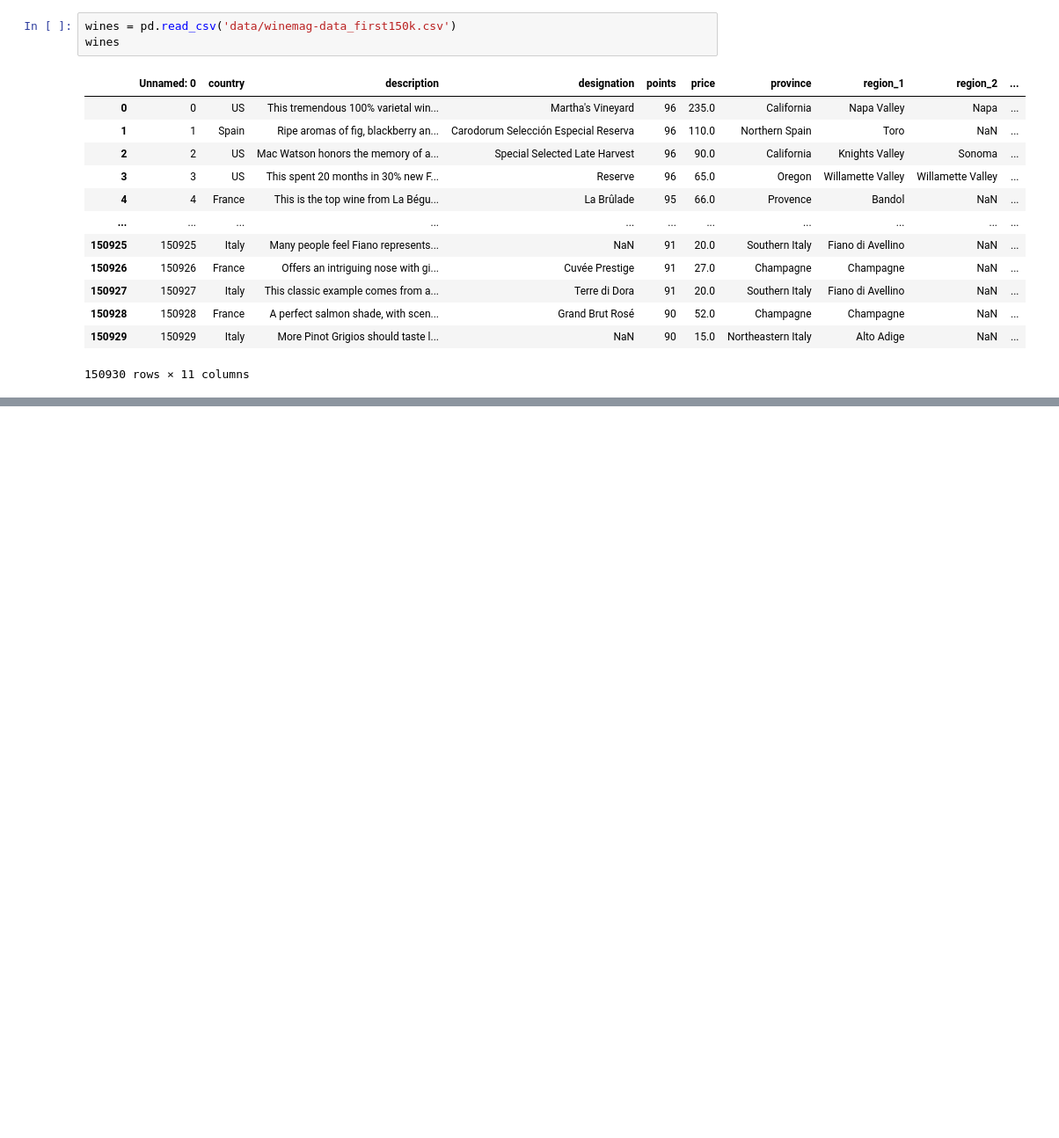
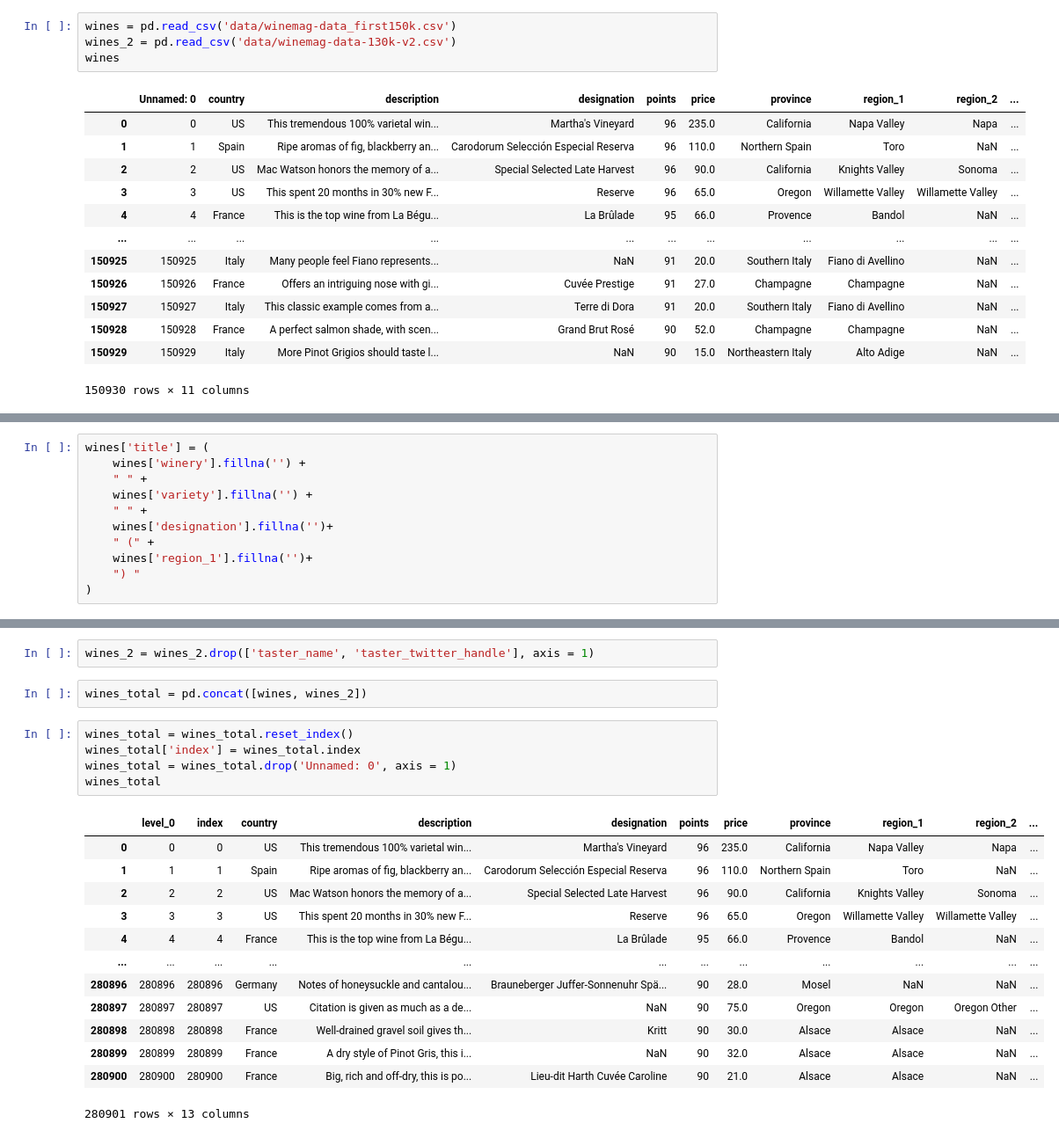
Before and after one commit to loganmuhlberg/Wine-Recommender-App, a Jupyter notebook: test.ipynb, the cells around one changed output, grey strips where cells are left out. Shown at 88% size. Cells and saved outputs as stored; diff of their text form; blank space fills up the shorter version.

Commit message:
concatenated previous csv data to one file. Created ingest_data.py script to ingest wine data and create chromadb database for it.

```diff
--- a/test.ipynb
+++ b/test.ipynb
@@ -4,6 +4,7 @@ import numpy as np
 import matplotlib.pyplot as plt
 # %%
 wines = pd.read_csv('data/winemag-data_first150k.csv')
+wines_2 = pd.read_csv('data/winemag-data-130k-v2.csv')
 wines
 # %% [output]
 |  | Unnamed: 0 | country | description | designation | points | price | province | region_1 | region_2 | ... |
@@ -218,0 +23,11 @@ AssertionError: Expected a thumbnail URL
+# %%
+wines['title'] = (
+    wines['winery'].fillna('') +
+    " " +
+    wines['variety'].fillna('') +
+    " " +
+    wines['designation'].fillna('')+
+    " (" +
+    wines['region_1'].fillna('')+
+    ") "
+)
@@ -218,0 +66,23 @@ AssertionError: Expected a thumbnail URL
+# %%
+wines_2 = wines_2.drop(['taster_name', 'taster_twitter_handle'], axis = 1)
+# %%
+wines_total = pd.concat([wines, wines_2])
+# %%
+wines_total = wines_total.reset_index()
+wines_total['index'] = wines_total.index
+wines_total = wines_total.drop('Unnamed: 0', axis = 1)
+wines_total
+# %% [output]
+|  | level_0 | index | country | description | designation | points | price | province | region_1 | region_2 | ... |
+| 0 | 0 | 0 | US | This tremendous 100% varietal win... | Martha's Vineyard | 96 | 235.0 | California | Napa Valley | Napa | ... |
+| 1 | 1 | 1 | Spain | Ripe aromas of fig, blackberry an... | Carodorum Selección Especial Reserva | 96 | 110.0 | Northern Spain | Toro | NaN | ... |
+| 2 | 2 | 2 | US | Mac Watson honors the memory of a... | Special Selected Late Harvest | 96 | 90.0 | California | Knights Valley | Sonoma | ... |
+| 3 | 3 | 3 | US | This spent 20 months in 30% new F... | Reserve | 96 | 65.0 | Oregon | Willamette Valley | Willamette Valley | ... |
+| 4 | 4 | 4 | France | This is the top wine from La Bégu... | La Brûlade | 95 | 66.0 | Provence | Bandol | NaN | ... |
+| ... | ... | ... | ... | ... | ... | ... | ... | ... | ... | ... | ... |
+| 280896 | 280896 | 280896 | Germany | Notes of honeysuckle and cantalou... | Brauneberger Juffer-Sonnenuhr Spä... | 90 | 28.0 | Mosel | NaN | NaN | ... |
+| 280897 | 280897 | 280897 | US | Citation is given as much as a de... | NaN | 90 | 75.0 | Oregon | Oregon | Oregon Other | ... |
+| 280898 | 280898 | 280898 | France | Well-drained gravel soil gives th... | Kritt | 90 | 30.0 | Alsace | Alsace | NaN | ... |
+| 280899 | 280899 | 280899 | France | A dry style of Pinot Gris, this i... | NaN | 90 | 32.0 | Alsace | Alsace | NaN | ... |
+| 280900 | 280900 | 280900 | France | Big, rich and off-dry, this is po... | Lieu-dit Harth Cuvée Caroline | 90 | 21.0 | Alsace | Alsace | NaN | ... |
+280901 rows × 13 columns
```
Also changed, not shown: parts of 11 cells of this notebook, 4 other files.
